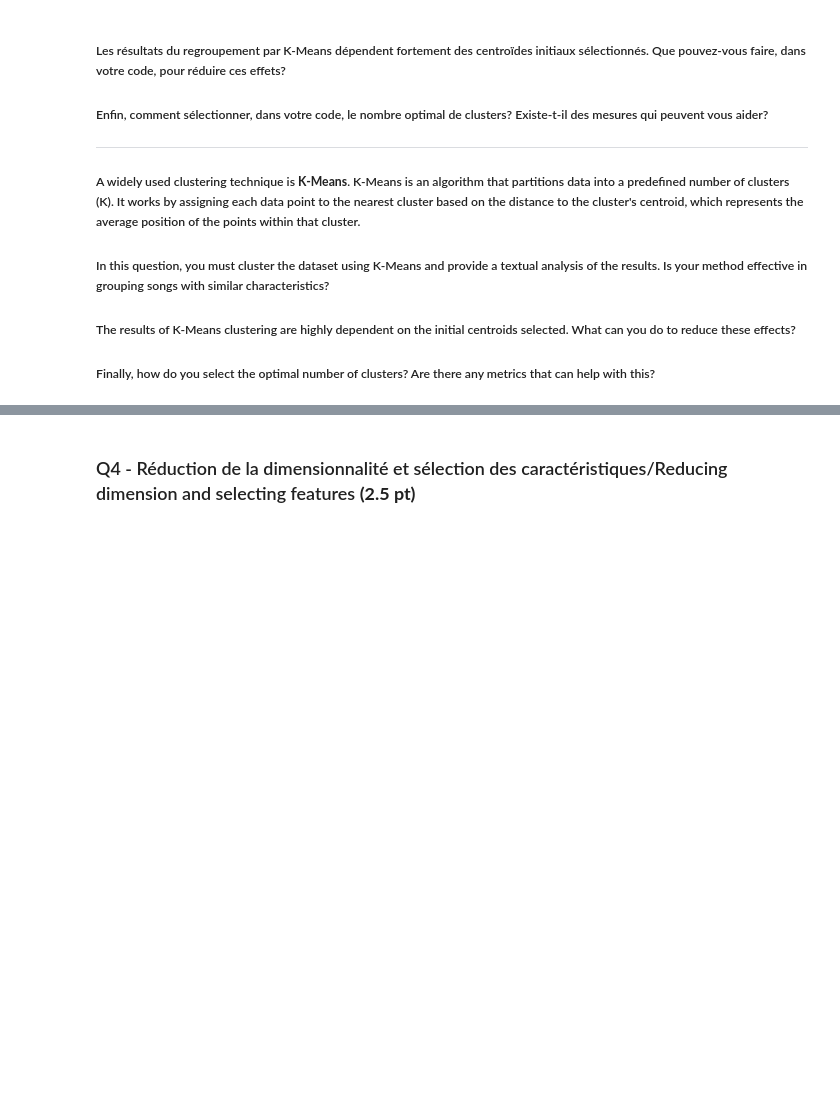
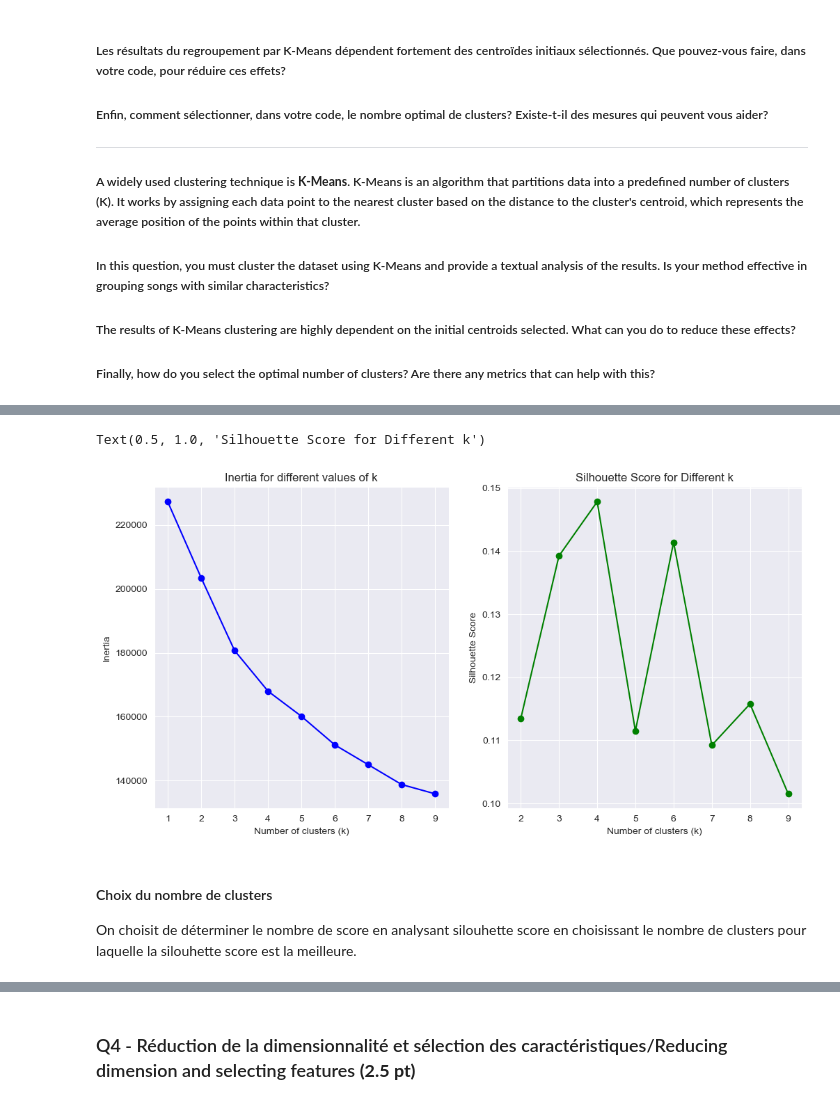
Before and after one commit to mohamedali05/TP1_INF8111, a Jupyter notebook: TP2/TP2-A2024.ipynb, the cells around one changed output, grey strips where cells are left out. Drawn from its saved outputs; the diff is of its cells as text; code cells hidden in the pictures; blank space fills up the shorter version.

```diff
--- a/TP2/TP2-A2024.ipynb
+++ b/TP2/TP2-A2024.ipynb
@@ -143,13 +150,0 @@ On considère par la suite la corrélation des attributs entre eux.
-# %%
-"""
-corr_matrix = hits.corr()
-to_drop = set()
-print(f'Les attributs qui sont fortement corrélées entre eux sont :')
-for i in range(len(corr_matrix.columns)):
-    for j in range(i):
-        if np.abs(corr_matrix.iloc[i, j]) > 0.7:
-            print(f'{corr_matrix.columns[i]} ,{corr_matrix.columns[j]}, corrélation {corr_matrix.iloc[i , j]}')
-            to_drop.add(corr_matrix.columns[i])
-
-hits.drop(columns = to_drop , inplace=True)
-"""
@@ -185,10 +178,11 @@ inertia_1 = []
 silhouette_scores = []
 
 for k in K :
-    kmeans = KMeans(n_clusters=k, init='k-means++', n_init=10).fit(hits)
-    inertia_1.append(kmeans.inertia_)
+    kmeans_1 = KMeans(n_clusters=k, init='k-means++', n_init=10 , random_state=110).fit(hits)
+    inertia_1.append(kmeans_1.inertia_)
     if k > 1 :
-        score = silhouette_score(hits, kmeans.labels_)
-        silhouette_scores.append(score)
+        score_PCA = silhouette_score(hits, kmeans_1.labels_)
+        #print(score_PCA)
+        silhouette_scores.append(score_PCA)
 
 # Tracé de l'inertie pour différents k
@@ -195,19 +198,25 @@ for k in K :
 # %%
 plt.figure(figsize=(12, 6))
 
 plt.subplot(1, 2, 1)
 plt.plot(K, inertia_1, 'bo-')
 plt.xlabel('Number of clusters (k)')
 plt.ylabel('Inertia')
-plt.title('Elbow Method for Optimal k')
+plt.title('Inertia for different values of k')
 
 # Tracé du Silhouette Score pour différents k
 plt.subplot(1, 2, 2)
 plt.plot(K[1:], silhouette_scores, 'go-')
 plt.xlabel('Number of clusters (k)')
 plt.ylabel('Silhouette Score')
 plt.title('Silhouette Score for Different k')
+# %% [output]
+Text(0.5, 1.0, 'Silhouette Score for Different k')
+[figure, added]
 # %%
 inertia_4_clusters  = inertia_1[3]
 #Sauvegarde d'un paramamètre qui nous servira pour la comparaison
+# %% [markdown]
+#### Choix du nombre de clusters
+On choisit de déterminer le nombre de score en analysant  silouhette score en choisissant le nombre de clusters pour laquelle la silouhette score est la meilleure.
 # %% [markdown]
```
Also changed, not shown: parts of 54 cells of this notebook.
